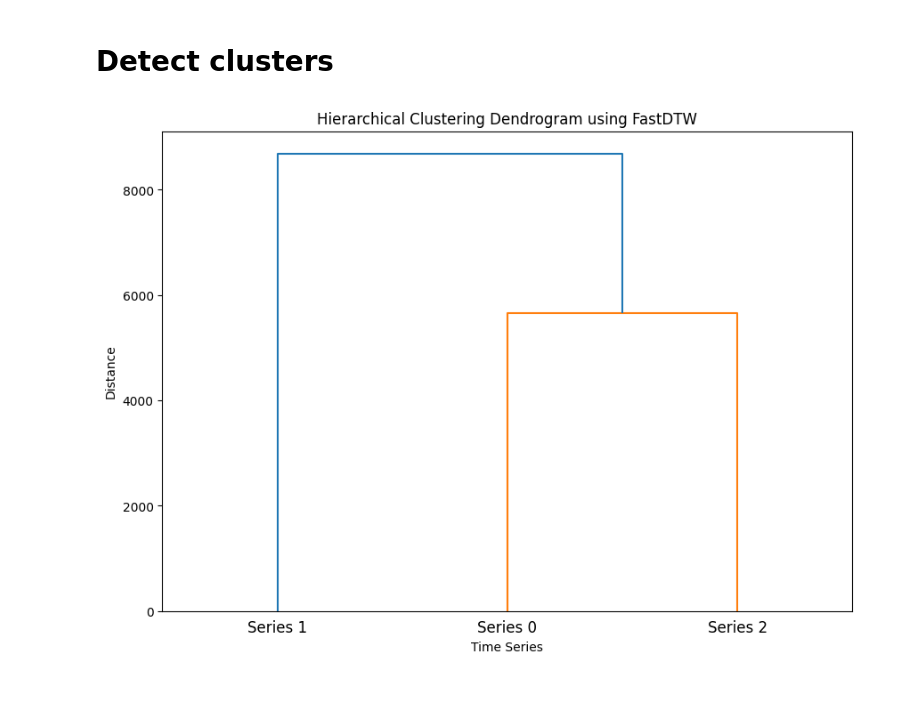
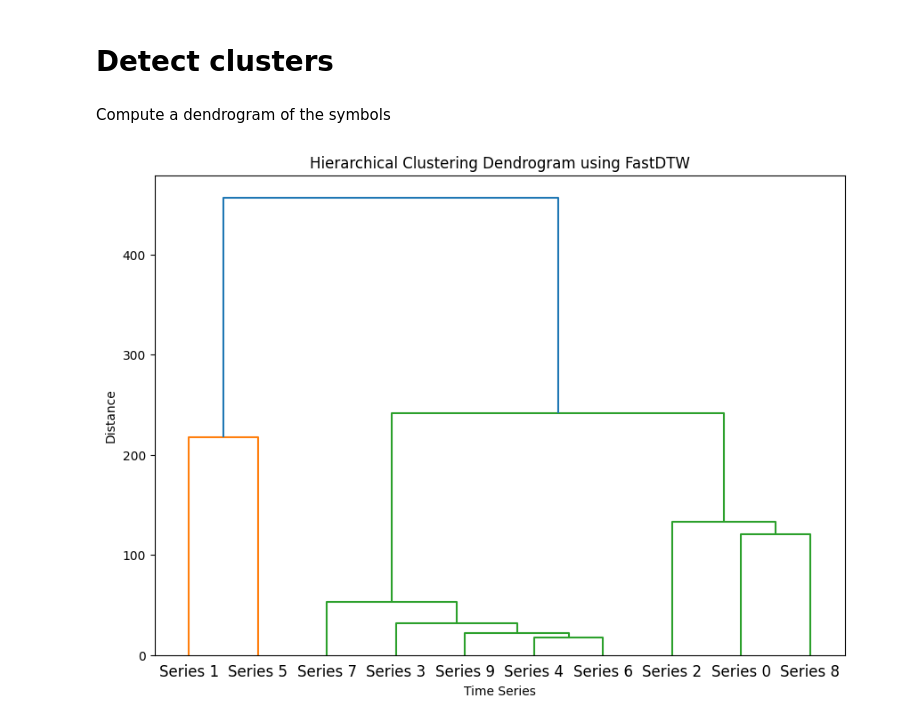
Before and after one commit to chtinnes/trend-detection, a Jupyter notebook: notebooks/playground.ipynb, the cells around one changed output. Cells and saved outputs as stored; diff of their text form; code cells hidden in the pictures; blank space fills up the shorter version.

```diff
--- a/notebooks/playground.ipynb
+++ b/notebooks/playground.ipynb
@@ -197,33 +199,35 @@ plt.show()
+# %% [markdown]
+Compute a dendrogram of the symbols
 # %%
 import numpy as np
 import matplotlib.pyplot as plt
 from fastdtw import fastdtw
 from scipy.cluster.hierarchy import linkage, dendrogram
 
-# Generate synthetic time series data
-time_series_data = df_all_symbols
+def compute_dendrogram(selected_symbols):
+    # Compute the distance matrix using FastDTW
+    n = len(selected_symbols)
+    distance_matrix = np.zeros((n, n))
 
-# Compute the distance matrix using FastDTW
-n = len(symbols)
-distance_matrix = np.zeros((n, n))
+    for i in tqdm(range(n), total=n, desc="Computing distance matrix"):
+        for j in range(n):
+            if i != j:
+                distance, _ = fastdtw(selected_symbols[i][target_signal_name], selected_symbols[j][target_signal_name])
+                distance_matrix[i, j] = distance
+            else:
+                distance_matrix[i, j] = 0  # Distance to self is zero
 
-for i in range(n):
-    for j in range(n):
-        if i != j:
-            distance, _ = fastdtw(time_series_data[f'AvgPrice_{i}'], time_series_data[f'AvgPrice_{j}'])
-            distance_matrix[i, j] = distance
-        else:
-            distance_matrix[i, j] = 0  # Distance to self is zero
+    # Perform hierarchical clustering using the distance matrix
+    Z = linkage(distance_matrix, method='ward')  # You can choose other methods like 'average', 'single', etc.
 
-# Perform hierarchical clustering using the distance matrix
-Z = linkage(distance_matrix, method='ward')  # You can choose other methods like 'average', 'single', etc.
-
-# Plot the dendrogram
-plt.figure(figsize=(10, 7))
-dendrogram(Z, labels=[f'Series {i}' for i in range(n)])
-plt.title('Hierarchical Clustering Dendrogram using FastDTW')
-plt.xlabel('Time Series')
-plt.ylabel('Distance')
-plt.show()
+    # Plot the dendrogram
+    plt.figure(figsize=(10, 7))
+    dendrogram(Z, labels=[f'Series {i}' for i in range(n)])
+    plt.title('Hierarchical Clustering Dendrogram using FastDTW')
+    plt.xlabel('Time Series')
+    plt.ylabel('Distance')
+    plt.show()
-# %% [output]
-[figure, removed]
+# %%
+compute_dendrogram(selected_symbols)
+# %% [output]
+[figure, added]
```
Also changed, not shown: parts of 10 cells of this notebook, 1 other file.
